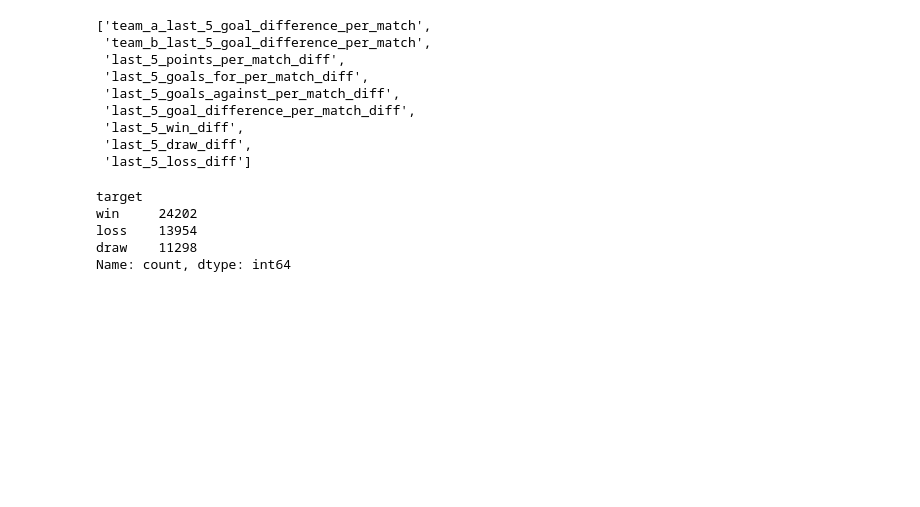
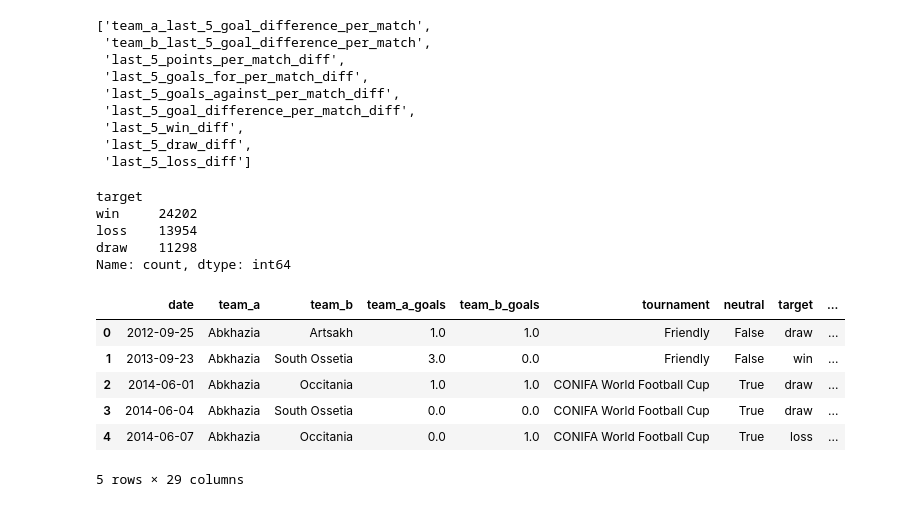
Before and after one commit to rayhanrinzan/fifa-world-cup-predictor, a Jupyter notebook: notebooks/04_matchup_training_data.ipynb, the cells around one changed output. Saved outputs shown, nothing was run; the diff lists cells and outputs as text; code cells hidden in the pictures; blank space fills up the shorter version.

```diff
--- a/notebooks/04_matchup_training_data.ipynb
+++ b/notebooks/04_matchup_training_data.ipynb
@@ -161,3 +161,37 @@ win     24202
 loss    13954
 draw    11298
 Name: count, dtype: int64
+# %%
+metadata_columns = [
+    "date",
+    "team_a",
+    "team_b",
+    "team_a_goals",
+    "team_b_goals",
+    "tournament",
+    "neutral",
+    "target"
+]
+
+team_a_feature_columns = [f"team_a_{col}" for col in form_features]
+team_b_feature_columns = [f"team_b_{col}" for col in form_features]
+diff_feature_columns = [f"{col}_diff" for col in form_features]
+
+final_columns = (
+    metadata_columns
+    + team_a_feature_columns
+    + team_b_feature_columns
+    + diff_feature_columns
+)
+
+matchup_training_data = matchups[final_columns].copy()
+# %%
+matchup_training_data.head()
+# %% [output]
+|  | date | team_a | team_b | team_a_goals | team_b_goals | tournament | neutral | target | ... |
+| 0 | 2012-09-25 | Abkhazia | Artsakh | 1.0 | 1.0 | Friendly | False | draw | ... |
+| 1 | 2013-09-23 | Abkhazia | South Ossetia | 3.0 | 0.0 | Friendly | False | win | ... |
+| 2 | 2014-06-01 | Abkhazia | Occitania | 1.0 | 1.0 | CONIFA World Football Cup | True | draw | ... |
+| 3 | 2014-06-04 | Abkhazia | South Ossetia | 0.0 | 0.0 | CONIFA World Football Cup | True | draw | ... |
+| 4 | 2014-06-07 | Abkhazia | Occitania | 0.0 | 1.0 | CONIFA World Football Cup | True | loss | ... |
+5 rows × 29 columns
```
Also changed, not shown: parts of 1 cell of this notebook, 2 other files.
